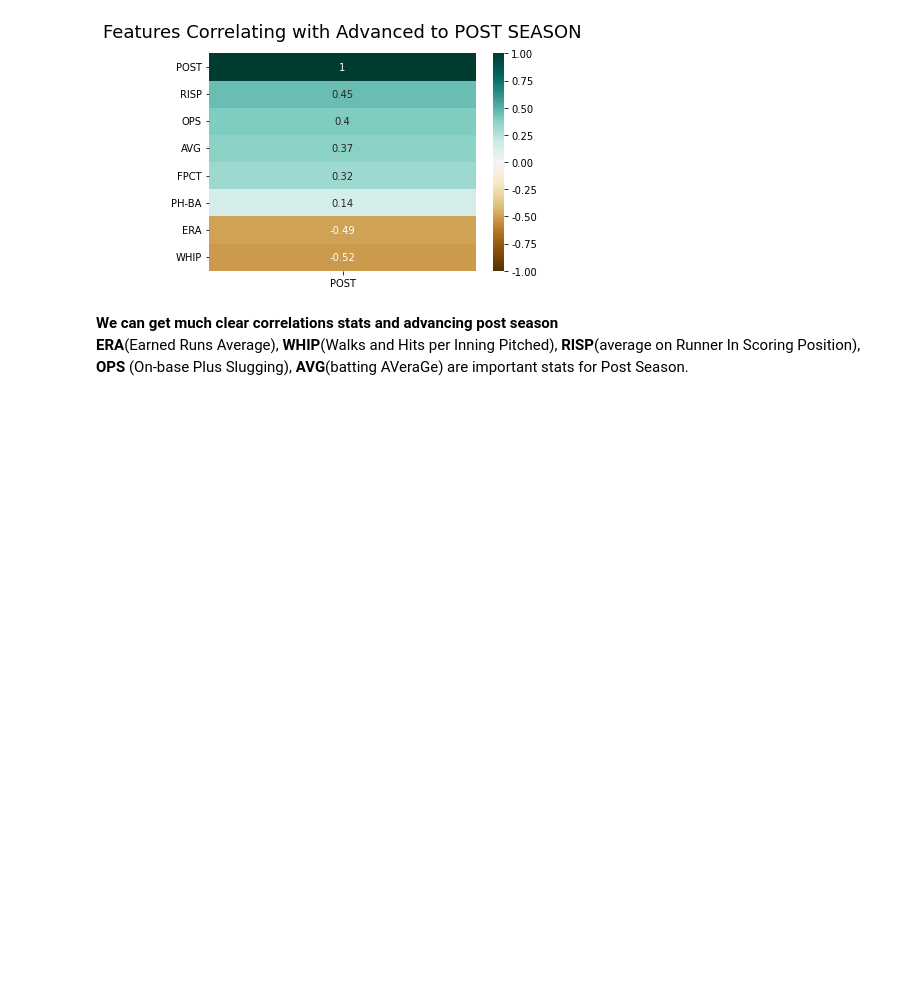
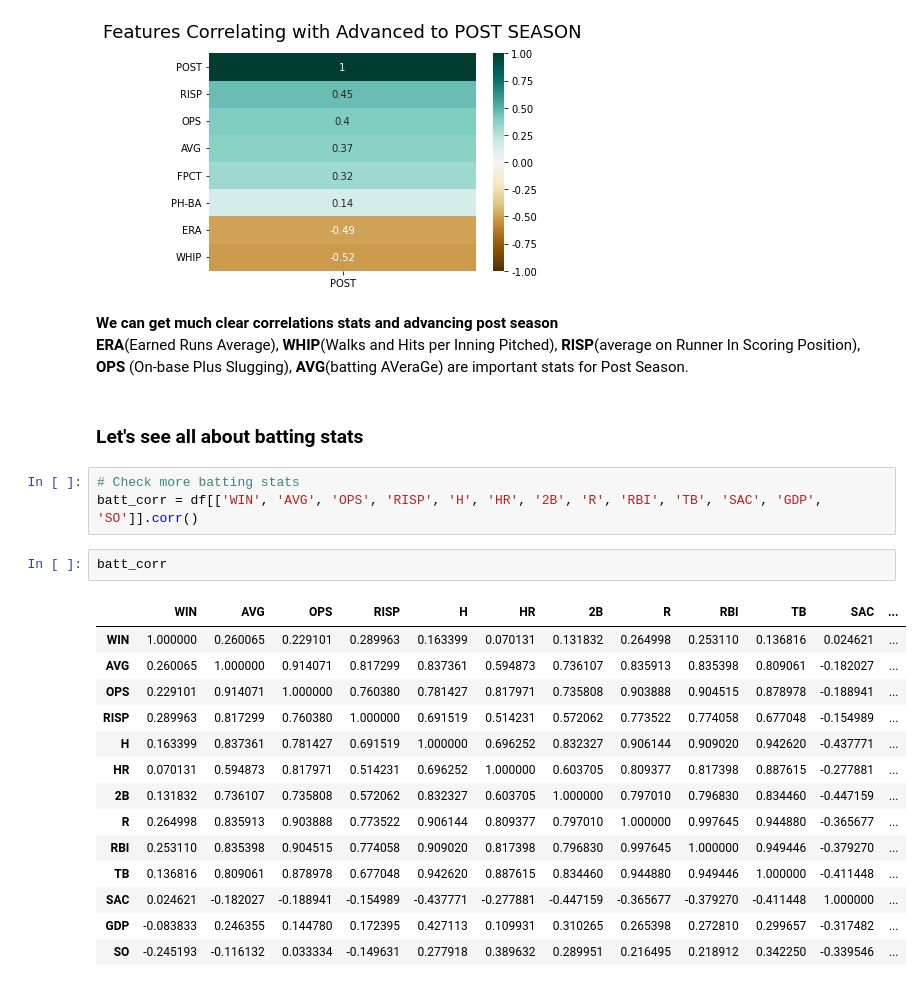
Before and after one commit to Teosoft7/predict_kbo, a Jupyter notebook: eda_team_stats.ipynb, the cells around one changed output. Saved outputs shown, nothing was run; the diff lists cells and outputs as text; blank space fills up the shorter version.

```diff
--- a/eda_team_stats.ipynb
+++ b/eda_team_stats.ipynb
@@ -174,3 +174,25 @@ heatmap.set_title('Features Correlating with Advanced to POST SEASON',
 **We can get much clear correlations stats and advancing post season**
 **ERA**(Earned Runs Average), **WHIP**(Walks and Hits per Inning Pitched),  **RISP**(average on
 Runner In Scoring Position), **OPS** (On-base Plus Slugging), **AVG**(batting AVeraGe) are important stats for Post Season.
+# %% [markdown]
+### Let's see all about batting stats
+# %%
+# Check more batting stats
+batt_corr = df[['WIN', 'AVG', 'OPS', 'RISP', 'H', 'HR', '2B', 'R', 'RBI', 'TB', 'SAC', 'GDP', 'SO']].corr()
+# %%
+batt_corr
+# %% [output]
+|  | WIN | AVG | OPS | RISP | H | HR | 2B | R | RBI | TB | SAC | ... |
+| WIN | 1.000000 | 0.260065 | 0.229101 | 0.289963 | 0.163399 | 0.070131 | 0.131832 | 0.264998 | 0.253110 | 0.136816 | 0.024621 | ... |
+| AVG | 0.260065 | 1.000000 | 0.914071 | 0.817299 | 0.837361 | 0.594873 | 0.736107 | 0.835913 | 0.835398 | 0.809061 | -0.182027 | ... |
+| OPS | 0.229101 | 0.914071 | 1.000000 | 0.760380 | 0.781427 | 0.817971 | 0.735808 | 0.903888 | 0.904515 | 0.878978 | -0.188941 | ... |
+| RISP | 0.289963 | 0.817299 | 0.760380 | 1.000000 | 0.691519 | 0.514231 | 0.572062 | 0.773522 | 0.774058 | 0.677048 | -0.154989 | ... |
+| H | 0.163399 | 0.837361 | 0.781427 | 0.691519 | 1.000000 | 0.696252 | 0.832327 | 0.906144 | 0.909020 | 0.942620 | -0.437771 | ... |
+| HR | 0.070131 | 0.594873 | 0.817971 | 0.514231 | 0.696252 | 1.000000 | 0.603705 | 0.809377 | 0.817398 | 0.887615 | -0.277881 | ... |
+| 2B | 0.131832 | 0.736107 | 0.735808 | 0.572062 | 0.832327 | 0.603705 | 1.000000 | 0.797010 | 0.796830 | 0.834460 | -0.447159 | ... |
+| R | 0.264998 | 0.835913 | 0.903888 | 0.773522 | 0.906144 | 0.809377 | 0.797010 | 1.000000 | 0.997645 | 0.944880 | -0.365677 | ... |
+| RBI | 0.253110 | 0.835398 | 0.904515 | 0.774058 | 0.909020 | 0.817398 | 0.796830 | 0.997645 | 1.000000 | 0.949446 | -0.379270 | ... |
+| TB | 0.136816 | 0.809061 | 0.878978 | 0.677048 | 0.942620 | 0.887615 | 0.834460 | 0.944880 | 0.949446 | 1.000000 | -0.411448 | ... |
+| SAC | 0.024621 | -0.182027 | -0.188941 | -0.154989 | -0.437771 | -0.277881 | -0.447159 | -0.365677 | -0.379270 | -0.411448 | 1.000000 | ... |
+| GDP | -0.083833 | 0.246355 | 0.144780 | 0.172395 | 0.427113 | 0.109931 | 0.310265 | 0.265398 | 0.272810 | 0.299657 | -0.317482 | ... |
+| SO | -0.245193 | -0.116132 | 0.033334 | -0.149631 | 0.277918 | 0.389632 | 0.289951 | 0.216495 | 0.218912 | 0.342250 | -0.339546 | ... |
```
Also changed, not shown: parts of 6 cells of this notebook.
